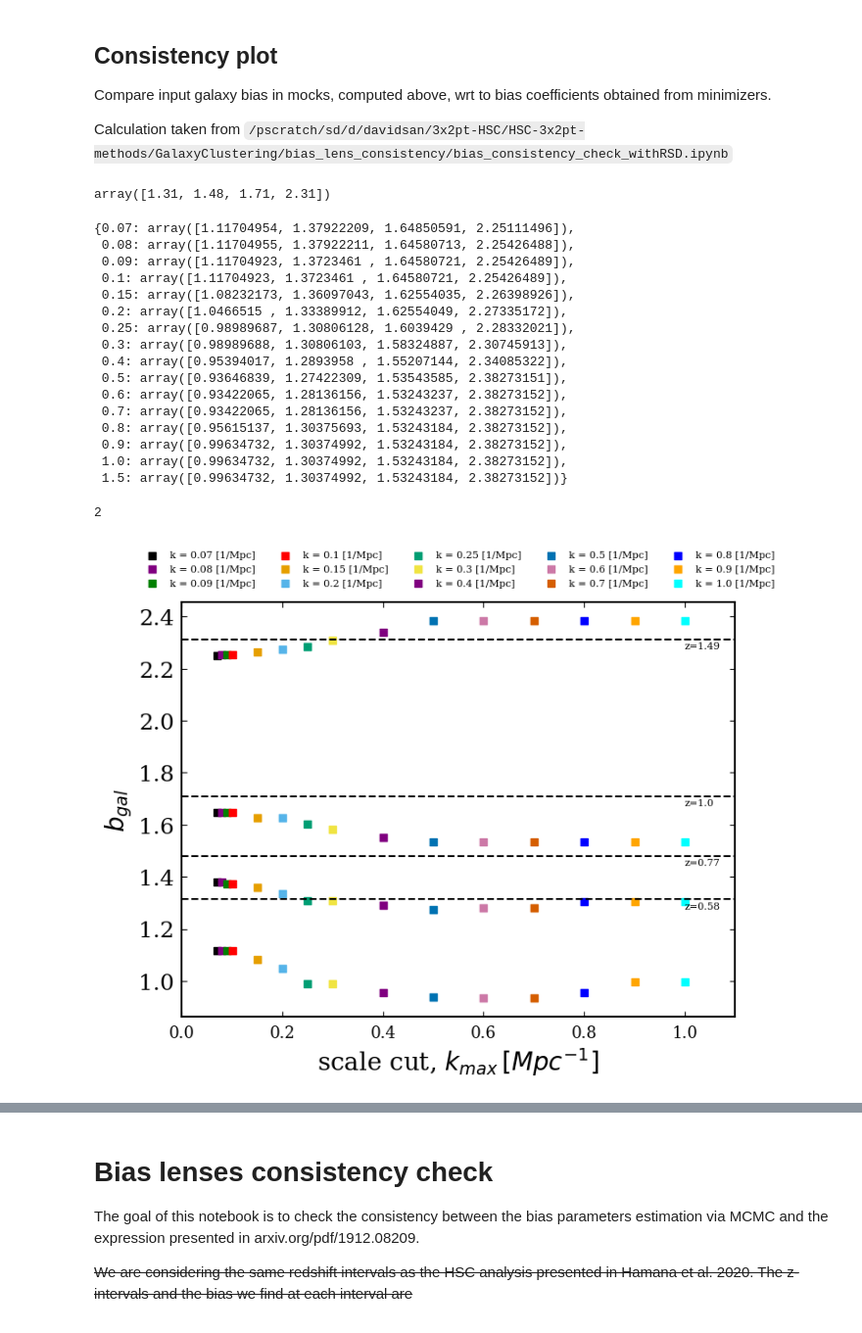
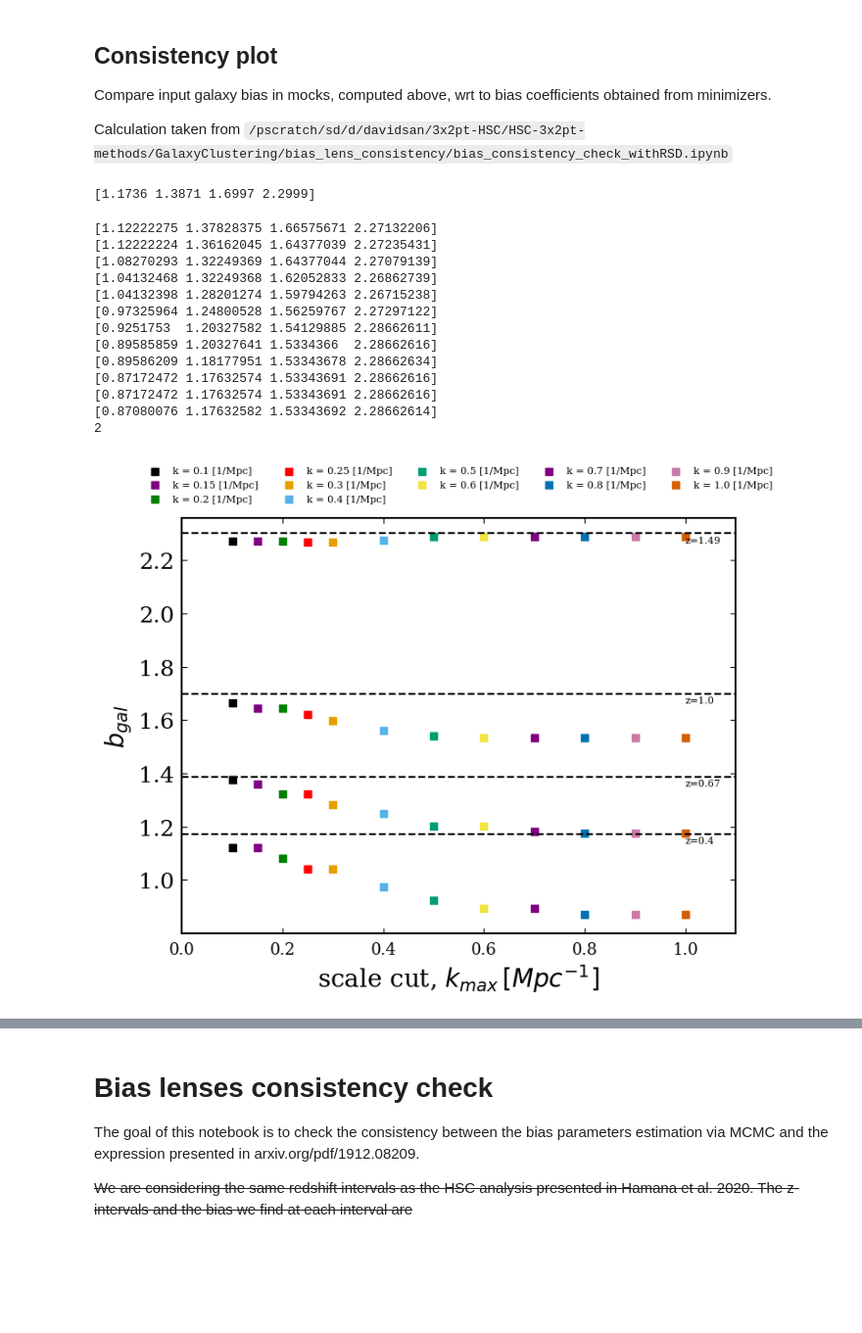
Before and after one commit to davsan06/HSC-PDR1-3x2pt-harmonic-methods, a Jupyter notebook: analysis/NBGalaxyClusteringScaleCuts.ipynb, the cells around one changed output, grey strips where cells are left out. Shown at 98% size. Drawn from its saved outputs; the diff is of its cells as text; code cells hidden in the pictures; blank space fills up the shorter version.

Commit message:
Fixing scale cuts

```diff
--- a/analysis/NBGalaxyClusteringScaleCuts.ipynb
+++ b/analysis/NBGalaxyClusteringScaleCuts.ipynb
@@ -292,6 +309,3 @@ import scipy
 # %%
 # Read one of the data vectors
 path_dv = '/pscratch/sd/d/davidsan/HSC-PDR1-3x2pt-harmonic-methods/data/harmonic/hod_clustering'
-""" kmax = 0.07
-saccfile = os.path.join(path_dv, f'summary_statistics_clustering_hod_rsd_kmax_{kmax}.sacc')
-s = sacc.Sacc.load_fits(saccfile) """
@@ -924,16 +798,3 @@ zeff = np.array([])
 for i in np.arange(4):
     # Append the effective redshift value for each z-bin pair to the 'zeff' array
     zeff = np.append(zeff, zeff_dict[f'{i}_{i}'])
-# %%
-# For the weird first z-bin we need to do this!!!
-
-""" # Initialize an empty array to store the effective redshift values
-zeff = np.array([])
-
-for i in np.arange(4):
-    z = s.tracers[f'lens_{i}'].z
-    nz = s.tracers[f'lens_{i}'].nz
-
-    # Compute the effective redshift
-    zeff = np.append(zeff, simps(z * nz, z))
-print(zeff) """
@@ -972,4 +838,6 @@ def halo_mass(z, ind):
 # %%
+# Initialize empty array to save the linear galaxy bias
+gal_lbias = np.array([])
 for z in zeff:
     print('*****************************************************')
     print(f'Computing linear galaxy bias at z = {np.round(z,2)}')
@@ -991,8 +859,9 @@ for z in zeff:
     integrando = distr_M * halo_bias * Nc * (1 + Ns)
     integral = simps(integrando, x=np.log10(m_arr))
 
-    gal_lbias = integral / ngal
-    print(f'gbias = {np.round(gal_lbias, 2)}')
-    print(gal_lbias)
+    bias = integral / ngal
+    # Append the linear galaxy bias to the empty array
+    gal_lbias = np.append(gal_lbias, bias)
+    print(f'gbias = {np.round(bias, 4)}')
 # %% [output]
 *****************************************************
@@ -1020,32 +889,12 @@ Compare input galaxy bias in mocks, computed above, wrt to bias coefficients obt
 Calculation taken from `/pscratch/sd/d/davidsan/3x2pt-HSC/HSC-3x2pt-methods/GalaxyClustering/bias_lens_consistency/bias_consistency_check_withRSD.ipynb`
 # %%
 # Bias obtained in previous section (see output in cell above)
-gal_lbias = [1.3132354253451917, 1.4786206734880059, 1.7089655279482314, 2.3121410614338616]
-np.round(gal_lbias,2)
+# gal_lbias = [1.3132354253451917, 1.4786206734880059, 1.7089655279482314, 2.3121410614338616]
+
+# Setting nz[z > 2.5] = 0.0
+print(np.round(gal_lbias,4))
 # %% [output]
-array([1.31, 1.48, 1.71, 2.31])
+[1.1736 1.3871 1.6997 2.2999]
-# %%
-# Dictionary collecting:
-# - k_max values as keys
-# - linear galaxy bias values as values
-scale_cut_bias_dict
-# %% [output]
-{0.07: array([1.11704954, 1.37922209, 1.64850591, 2.25111496]),
- 0.08: array([1.11704955, 1.37922211, 1.64580713, 2.25426488]),
- 0.09: array([1.11704923, 1.3723461 , 1.64580721, 2.25426489]),
- 0.1: array([1.11704923, 1.3723461 , 1.64580721, 2.25426489]),
- 0.15: array([1.08232173, 1.36097043, 1.62554035, 2.26398926]),
- 0.2: array([1.0466515 , 1.33389912, 1.62554049, 2.27335172]),
- 0.25: array([0.98989687, 1.30806128, 1.6039429 , 2.28332021]),
- 0.3: array([0.98989688, 1.30806103, 1.58324887, 2.30745913]),
- 0.4: array([0.95394017, 1.2893958 , 1.55207144, 2.34085322]),
- 0.5: array([0.93646839, 1.27422309, 1.53543585, 2.38273151]),
- 0.6: array([0.93422065, 1.28136156, 1.53243237, 2.38273152]),
- 0.7: array([0.93422065, 1.28136156, 1.53243237, 2.38273152]),
- 0.8: array([0.95615137, 1.30375693, 1.53243184, 2.38273152]),
- 0.9: array([0.99634732, 1.30374992, 1.53243184, 2.38273152]),
- 1.0: array([0.99634732, 1.30374992, 1.53243184, 2.38273152]),
- 1.5: array([0.99634732, 1.30374992, 1.53243184, 2.38273152])}
 # %%
 from matplotlib.colors import ListedColormap
 
@@ -1056,15 +905,12 @@ f.write('Distance between the theoretical linear galaxy bias and the one obtaine
 f.write('with the minimizer defined as the sqrt of the quadratic sum \n')
 
 # Data vectors with [0.05, 0.06] have no remaining data points after scale cuts
-kmax_array = np.array([0.07, 0.08, 0.09, 0.1, 0.15, 0.2, 0.25, 0.3, 0.4, 0.5, 0.6, 0.7, 0.8, 0.9, 1.0]) #, 1.5])
+kmax_array = np.array([0.1, 0.15, 0.2, 0.25, 0.3, 0.4, 0.5, 0.6, 0.7, 0.8, 0.9, 1.0])
 
-# Create a colormap with a unique color for each x value
-unique_x_values = np.unique(kmax_array)
-num_unique_x = len(unique_x_values)
-cmap = plt.get_cmap('tab10', num_unique_x)  # 'tab10' is just an example, you can choose another colormap
-
+cind = 0
 for k_max in kmax_array:
     bias = scale_cut_bias_dict[k_max]
+    print(bias)
 
     # Define a distance between theoretical values and the ones obtained with the minimizer
     dist = np.sqrt(sum(el*el for el in np.array(bias) - np.array(gal_lbias)))
@@ -1073,7 +919,7 @@ for k_max in kmax_array:
 
     for i in np.arange(4):
         if i == 0:
-            plt.scatter(k_max, bias[i], c=k_max, marker='s', label=f'k = {k_max} [1/Mpc]')
+            plt.scatter(k_max, bias[i], color=colors[cind], marker='s', label=f'k = {k_max} [1/Mpc]')
         else:
             plt.scatter(k_max, bias[i], color=colors[cind], marker='s')
 
@@ -1085,31 +931,43 @@ f.write('\n')
 #     plt.axhline(b_theo[i], xmin=0.0, xmax=1.6, ls='--', color='k')
 #     plt.axhspan(b_theo[i]-b_theo_err[i]**2, b_theo[i]+b_theo_err[i]**2, color='grey', alpha=0.3)
 
 for i in np.arange(4):
     plt.axhline(gal_lbias[i], xmin=0.0, xmax=1.1, ls='--', color='k')
     plt.text(1.0, gal_lbias[i]-0.035, f'z={np.round(zeff[i],2)}',fontsize=8)
     f.write(f'z-bin {i+1} = {np.round(gal_lbias[i],2)} \n')
 
 f.close()
 print('2')
 # plt.xticks(kmax_array, kmax_array, fontsize=16)
 plt.xlim([0.0,1.1])
 plt.xlabel('scale cut, $k_{max}\, [Mpc^{-1}]$',fontsize=20)
 plt.ylabel('$b_{gal}$',fontsize=20)
 #plt.ylabel('linear galaxy bias, $b_{gal}$')
 plt.legend(bbox_to_anchor=(0.5,1.08),loc='center',ncol=5, frameon=False, fontsize=8)
 
 """ plt.savefig(os.path.join('bias_lenses_scale_cuts_rsd.png'),
             format='png',
             dpi=300,
             bbox_inches='tight')
 
 plt.savefig(os.path.join('bias_lenses_scale_cuts_rsd.pdf'),
             dpi=300,
             bbox_inches='tight')  """
 
 plt.show()
 plt.close()
 # %% [output]
+[1.12222275 1.37828375 1.66575671 2.27132206]
+[1.12222224 1.36162045 1.64377039 2.27235431]
+[1.08270293 1.32249369 1.64377044 2.27079139]
+[1.04132468 1.32249368 1.62052833 2.26862739]
+[1.04132398 1.28201274 1.59794263 2.26715238]
+[0.97325964 1.24800528 1.56259767 2.27297122]
+[0.9251753  1.20327582 1.54129885 2.28662611]
+[0.89585859 1.20327641 1.5334366  2.28662616]
+[0.89586209 1.18177951 1.53343678 2.28662634]
+[0.87172472 1.17632574 1.53343691 2.28662616]
+[0.87172472 1.17632574 1.53343691 2.28662616]
+[0.87080076 1.17632582 1.53343692 2.28662614]
 2
-[figure, old version]
+[figure, new version]
```
Also changed, not shown: parts of 18 cells of this notebook.
